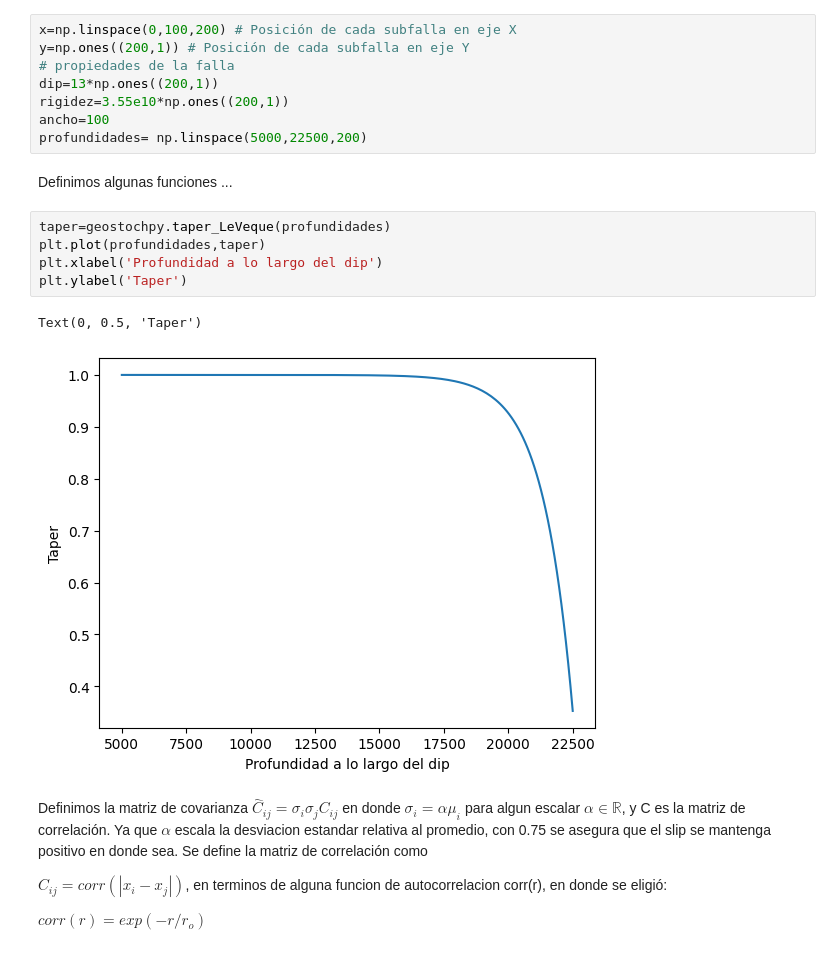
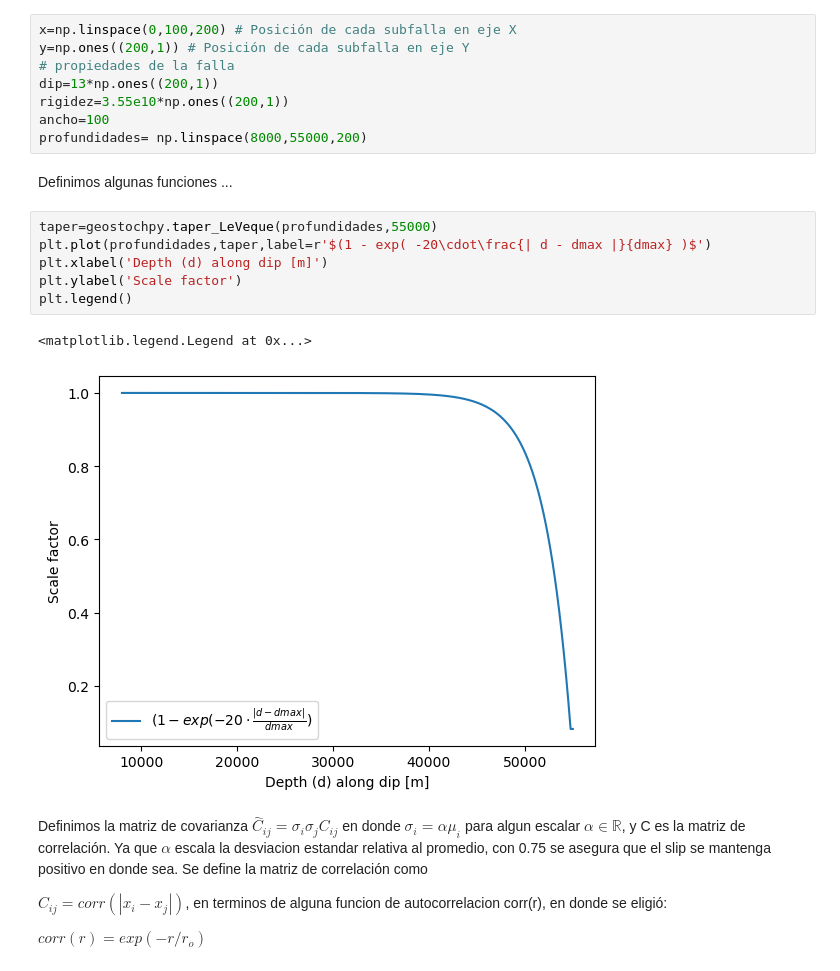
Before and after one commit to alexvillarroel/StochasticSlipGenerator, a Jupyter notebook: util_functions/notebooks/Introduction-Karhunen-Loeve.ipynb, the cells around one changed output. Cells and saved outputs as stored; diff of their text form.

```diff
--- a/util_functions/notebooks/Introduction-Karhunen-Loeve.ipynb
+++ b/util_functions/notebooks/Introduction-Karhunen-Loeve.ipynb
@@ -39,17 +39,18 @@ y=np.ones((200,1)) # Posición de cada subfalla en eje Y
 dip=13*np.ones((200,1))
 rigidez=3.55e10*np.ones((200,1))
 ancho=100
-profundidades= np.linspace(5000,22500,200)
+profundidades= np.linspace(8000,55000,200)
 # %% [markdown]
 Definimos algunas funciones ...
 # %%
-taper=geostochpy.taper_LeVeque(profundidades)
-plt.plot(profundidades,taper)
-plt.xlabel('Profundidad a lo largo del dip')
-plt.ylabel('Taper')
+taper=geostochpy.taper_LeVeque(profundidades,55000)
+plt.plot(profundidades,taper,label=r'$(1 - exp( -20\cdot\frac{| d - dmax |}{dmax} )$')
+plt.xlabel('Depth (d) along dip [m]')
+plt.ylabel('Scale factor')
+plt.legend()
 # %% [output]
-Text(0, 0.5, 'Taper')
+<matplotlib.legend.Legend at 0x...>
-[figure, old version]
+[figure, new version]
 # %% [markdown]
 Definimos la matriz de covarianza $\hat{C}_{ij} =\sigma_i \sigma_j C_{ij}$ en donde $\sigma_i=\alpha \mu_i$ para algun escalar $\alpha \in \mathbb{R}$, y C es la matriz de correlación. Ya que $\alpha$ escala la desviacion estandar relativa al promedio, con 0.75 se asegura que el slip se mantenga positivo en donde sea. Se define la matriz de correlación como
 
```
Also changed, not shown: 29 other files.
